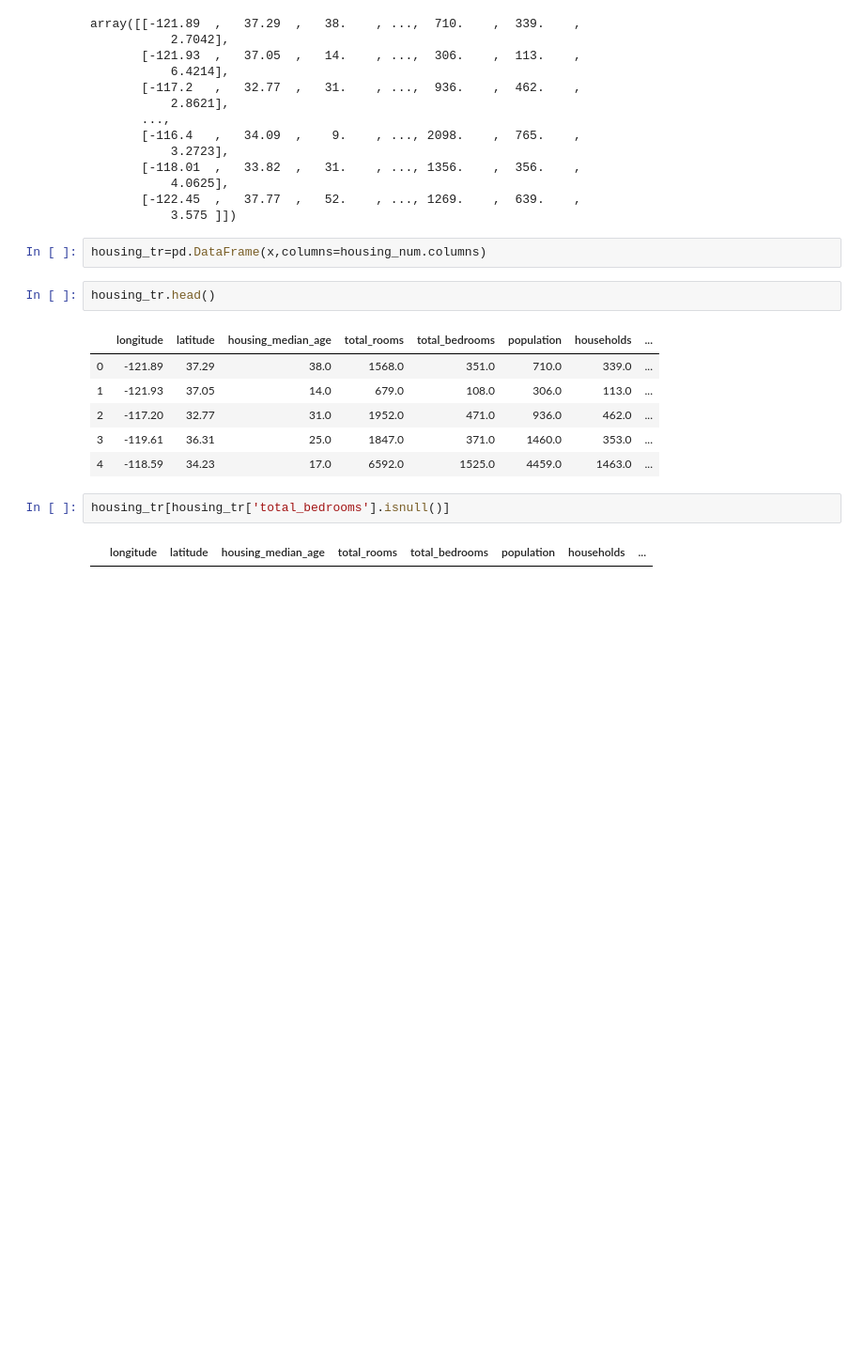
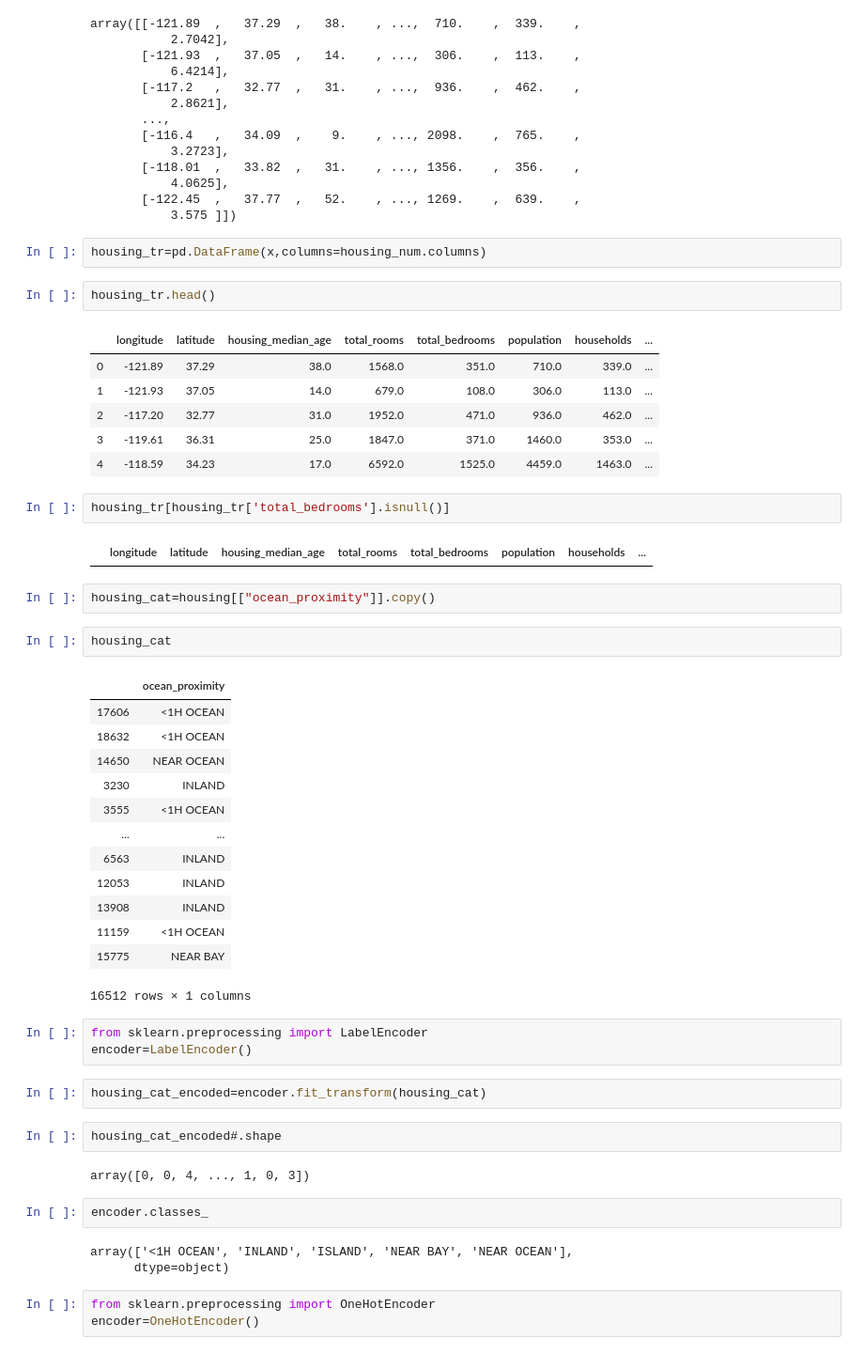
Before and after one commit to MukunthanML/MLHandson_E2E, a Jupyter notebook: Housing.ipynb, the cells around one changed output. Shown: that part at 94% size. Drawn from its saved outputs; the diff is of its cells as text; blank space fills up the shorter version.

```diff
--- a/Housing.ipynb
+++ b/Housing.ipynb
@@ -381,3 +382,38 @@ housing_tr.head()
 housing_tr[housing_tr['total_bedrooms'].isnull()]
 # %% [output]
 |  | longitude | latitude | housing_median_age | total_rooms | total_bedrooms | population | households | ... |
+# %%
+housing_cat=housing[["ocean_proximity"]].copy()
+# %%
+housing_cat
+# %% [output]
+|  | ocean_proximity |
+| 17606 | <1H OCEAN |
+| 18632 | <1H OCEAN |
+| 14650 | NEAR OCEAN |
+| 3230 | INLAND |
+| 3555 | <1H OCEAN |
+| ... | ... |
+| 6563 | INLAND |
+| 12053 | INLAND |
+| 13908 | INLAND |
+| 11159 | <1H OCEAN |
+| 15775 | NEAR BAY |
+16512 rows × 1 columns
+# %%
+from sklearn.preprocessing import LabelEncoder
+encoder=LabelEncoder()
+# %%
+housing_cat_encoded=encoder.fit_transform(housing_cat)
+# %%
+housing_cat_encoded#.shape
+# %% [output]
+array([0, 0, 4, ..., 1, 0, 3])
+# %%
+encoder.classes_
+# %% [output]
+array(['<1H OCEAN', 'INLAND', 'ISLAND', 'NEAR BAY', 'NEAR OCEAN'],
+      dtype=object)
+# %%
+from sklearn.preprocessing import OneHotEncoder
+encoder=OneHotEncoder()
```
Also changed, not shown: parts of 13 cells of this notebook, 3 other files.
